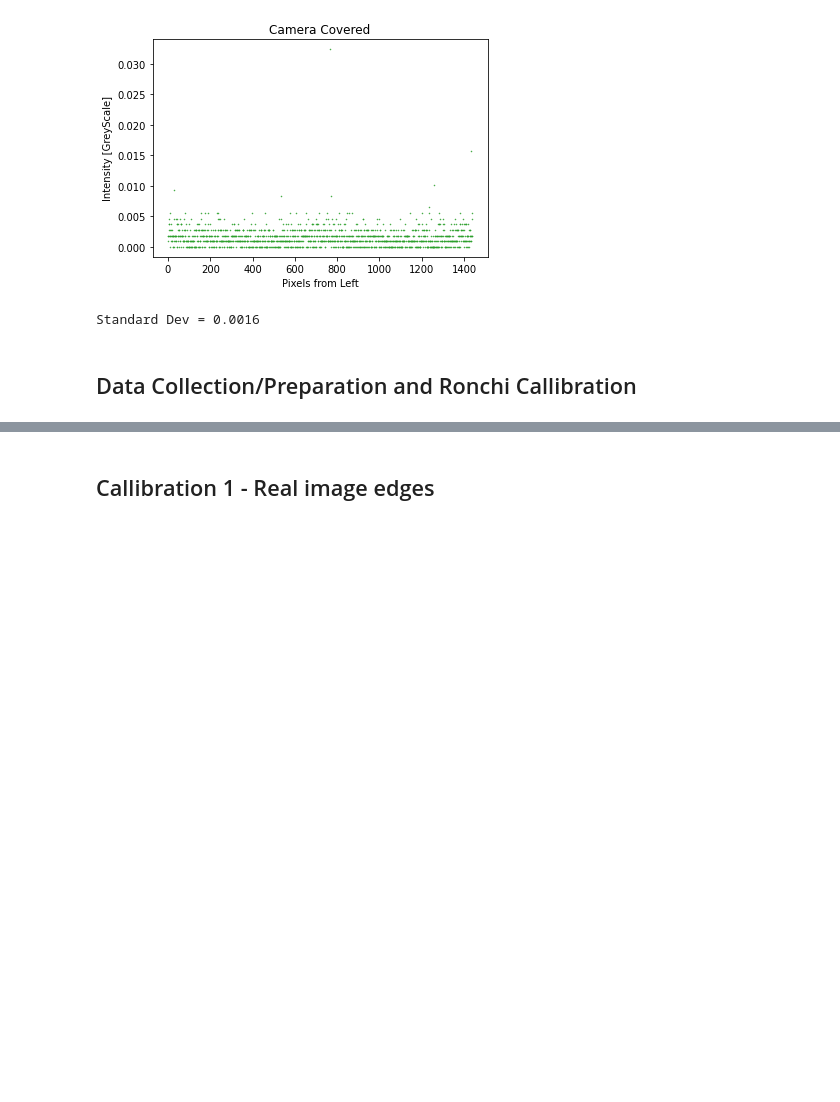
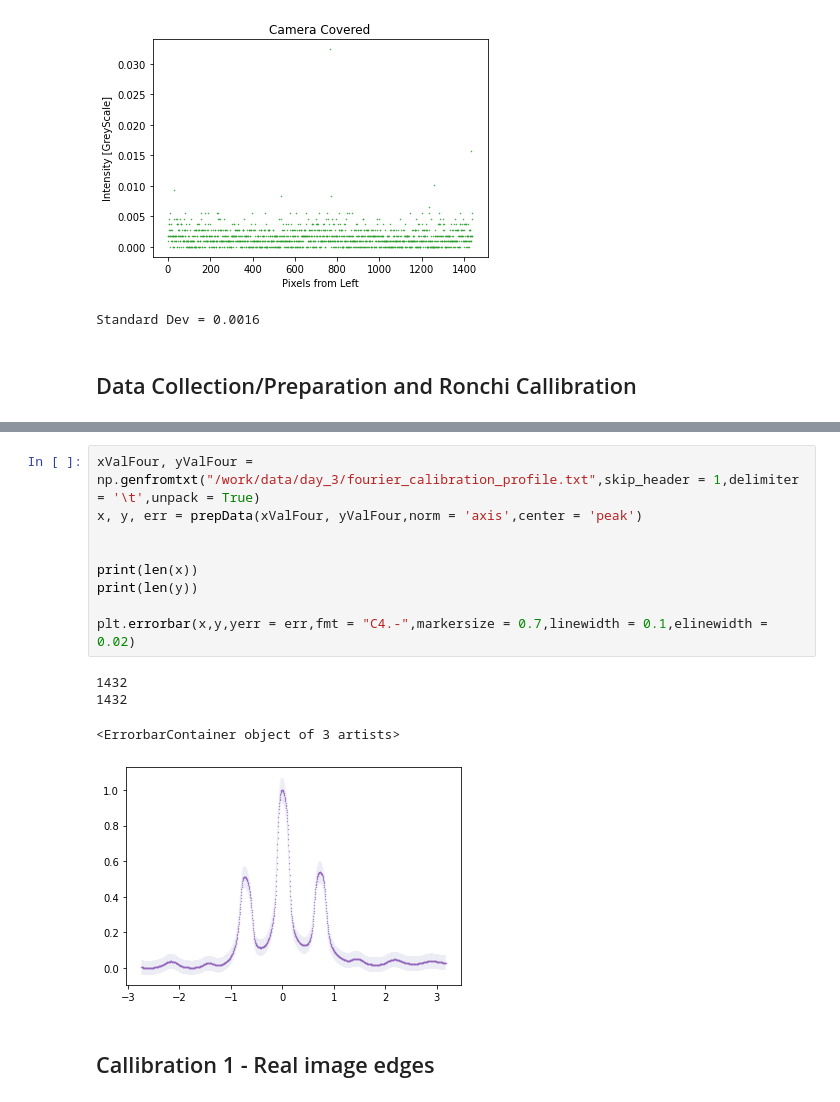
Before and after one commit to Elliot-Wadge/Phys-332W-SF, a Jupyter notebook: analysis.ipynb, the cells around one changed output, grey strips where cells are left out. Drawn from its saved outputs; the diff is of its cells as text; blank space fills up the shorter version.

```diff
--- a/analysis.ipynb
+++ b/analysis.ipynb
@@ -94,3 +181,17 @@ plt.show()
+# %%
+xValFour, yValFour = np.genfromtxt("/work/data/day_3/fourier_calibration_profile.txt",skip_header = 1,delimiter = '\t',unpack = True)
+x, y, err = prepData(xValFour, yValFour,norm = 'axis',center = 'peak')
+
+
+print(len(x))
+print(len(y))
+
+plt.errorbar(x,y,yerr = err,fmt = "C4.-",markersize = 0.7,linewidth = 0.1,elinewidth = 0.02)
+# %% [output]
+1432
+1432
+<ErrorbarContainer object of 3 artists>
+[figure, added]
 # %% [markdown]
 ## Callibration 1 - Real image edges
 # %%
```
Also changed, not shown: parts of 13 cells of this notebook, 9 other files.
